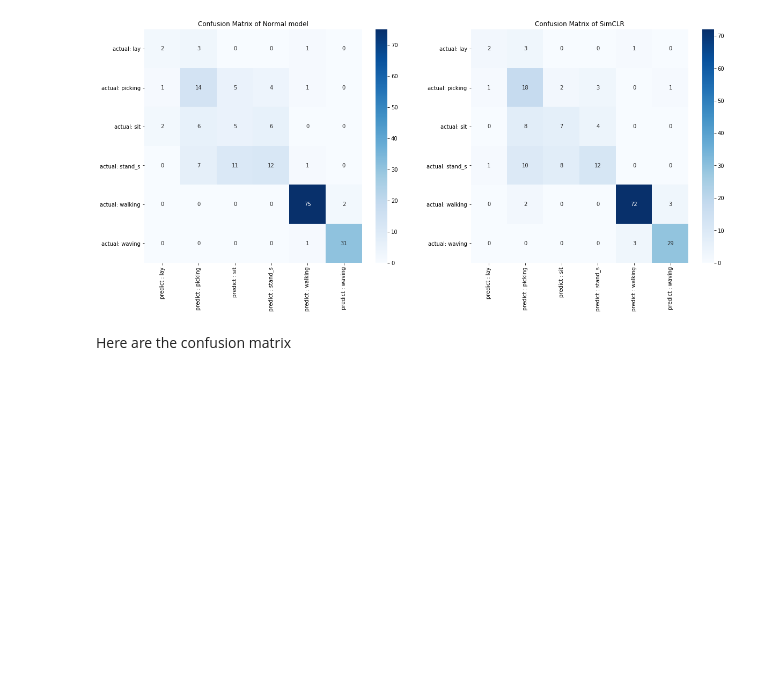
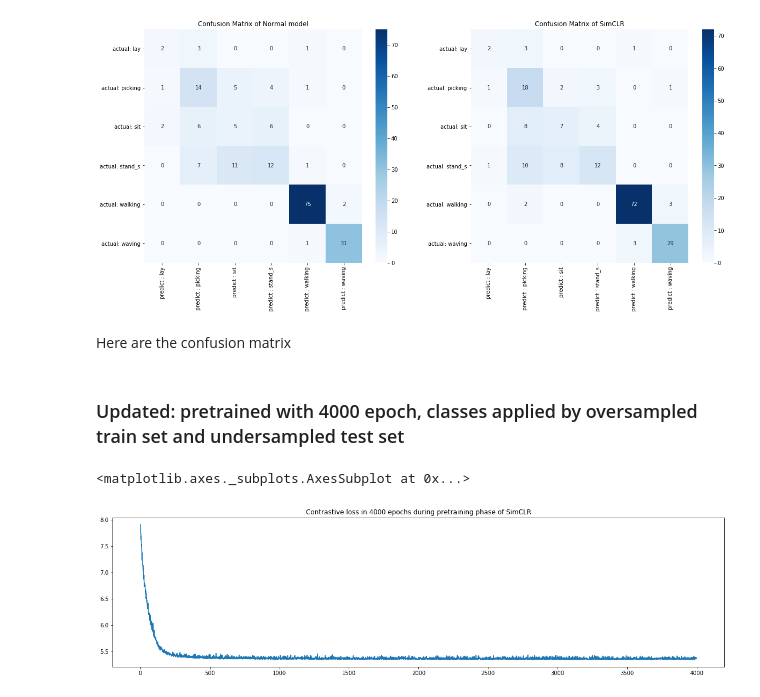
Before and after one commit to hslau44/irs_toolbox, a Jupyter notebook: Visualization.ipynb, the cells around one changed output. Saved outputs shown, nothing was run; the diff lists cells and outputs as text; code cells hidden in the pictures; blank space fills up the shorter version.

Commit message:
updated the chart

```diff
--- a/Visualization.ipynb
+++ b/Visualization.ipynb
@@ -59,3 +59,15 @@ plt.show()
 [figure]
 # %% [markdown]
 Here are the confusion matrix
+# %% [markdown]
+### Updated: pretrained with 4000 epoch, classes applied by oversampled train set and undersampled test set
+# %%
+clf_pre = pd.read_csv('./record/Encoder_64-128-256-512-64-7_mode_clf_on_exp4csi_s_resampled_4000epochs_pretrain_checkpoint_4000__2021_02_08_22_43_loss.csv')
+clf_loss  = pd.read_csv('./record/Encoder_64-128-256-512-64-7_mode_clf_on_exp4csi_s_resampled_4000epochs_finetuning_checkpoint_200__2021_02_08_22_51_loss.csv')
+clf_acc  = pd.read_csv('./record/Encoder_64-128-256-512-64-7_mode_clf_on_exp4csi_s_resampled_4000epochs_finetuning_checkpoint_200__2021_02_08_22_51_accuracy.csv')
+clf_cmtx  = pd.read_csv('./record/Encoder_64-128-256-512-64-7_mode_clf_on_exp4csi_s_resampled_4000epochs_finetuning_checkpoint_200__2021_02_08_22_51_cmtx.csv',index_col=0)
+# %%
+clf_pre['train_loss'].plot(figsize=(20,5),title='Contrastive loss in 4000 epochs during pretraining phase of SimCLR')
+# %% [output]
+<matplotlib.axes._subplots.AxesSubplot at 0x...>
+[figure, added]
```
Also changed, not shown: parts of 4 cells of this notebook.
